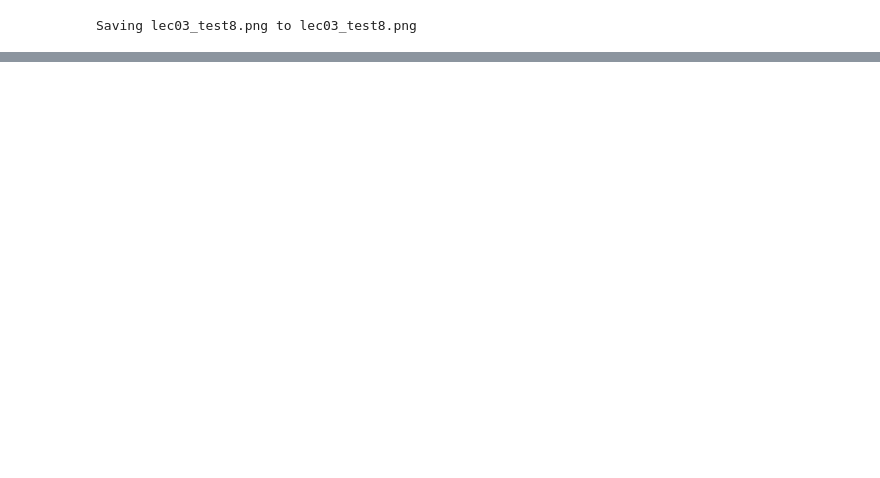
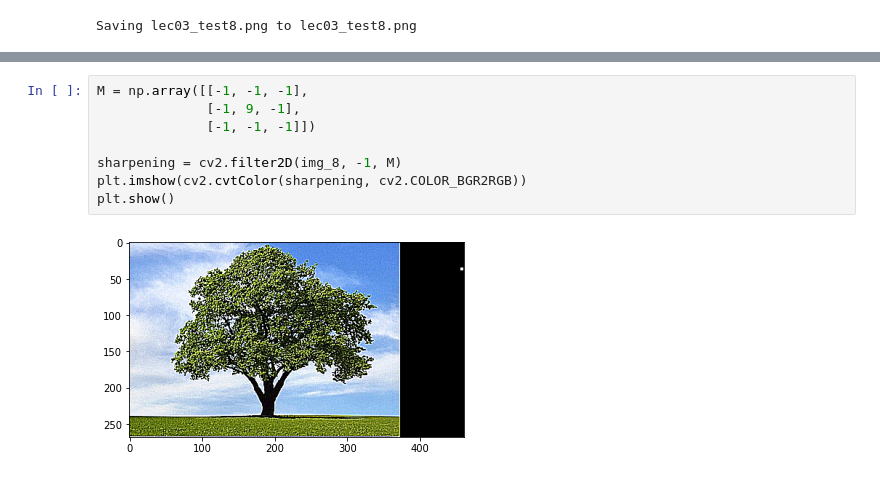
Before and after one commit to SHsix/Embedded_System, a Jupyter notebook: Python_기초/lec03.ipynb, the cells around one changed output, grey strips where cells are left out. Saved outputs shown, nothing was run; the diff lists cells and outputs as text; blank space fills up the shorter version.

```diff
--- a/Python_기초/lec03.ipynb
+++ b/Python_기초/lec03.ipynb
@@ -361,0 +358,10 @@ plt.show()
+# %%
+M = np.array([[-1, -1, -1],
+              [-1, 9, -1],
+              [-1, -1, -1]])
+
+sharpening = cv2.filter2D(img_8, -1, M)
+plt.imshow(cv2.cvtColor(sharpening, cv2.COLOR_BGR2RGB))
+plt.show()
+# %% [output]
+[figure, added]
```
Also changed, not shown: parts of 5 cells of this notebook.
